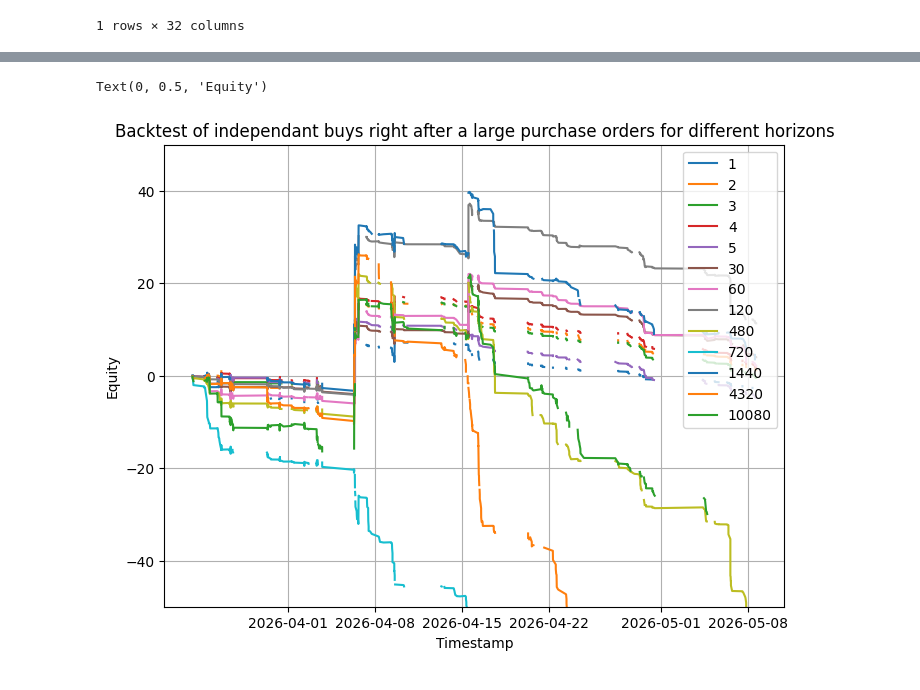
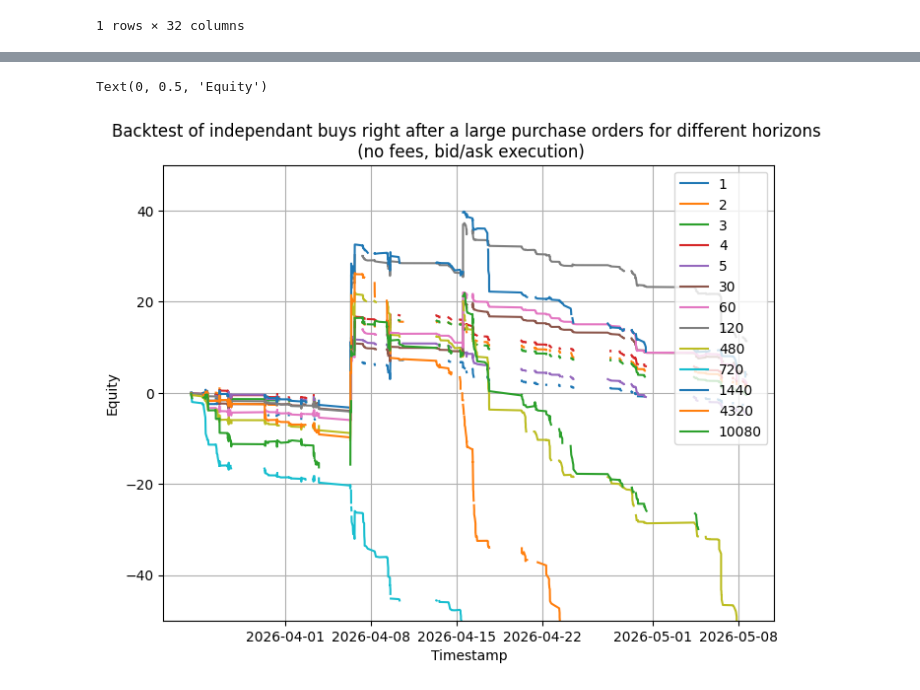
Before and after one commit to SigmaFlowX/Sber-Moex-Options, a Jupyter notebook: notebooks/large_orders_analysis.ipynb, the cells around one changed output, grey strips where cells are left out. Cells and saved outputs as stored; diff of their text form; code cells hidden in the pictures.

Commit message:
add backtest graph

```diff
--- a/notebooks/large_orders_analysis.ipynb
+++ b/notebooks/large_orders_analysis.ipynb
@@ -286,13 +301,13 @@ for h in horizons:
 # %%
 fig = plt.figure(figsize=(8,6))
 for h in horizons:
     plt.plot(backtest_df['timestamp_x'], backtest_df[f'equity_{h}'], label=f"{h}")
 plt.grid()
 plt.legend()
-plt.title("Backtest of independant buys right after a large purchase orders for different horizons")
+plt.title("Backtest of independant buys right after a large purchase orders for different horizons \n (no fees, bid/ask execution)")
 plt.xlabel("Timestamp")
 plt.ylim(-50, 50)
 plt.ylabel("Equity")
 # %% [output]
 Text(0, 0.5, 'Equity')
-[figure, old version]
+[figure, new version]
```
Also changed, not shown: parts of 1 cell of this notebook.
